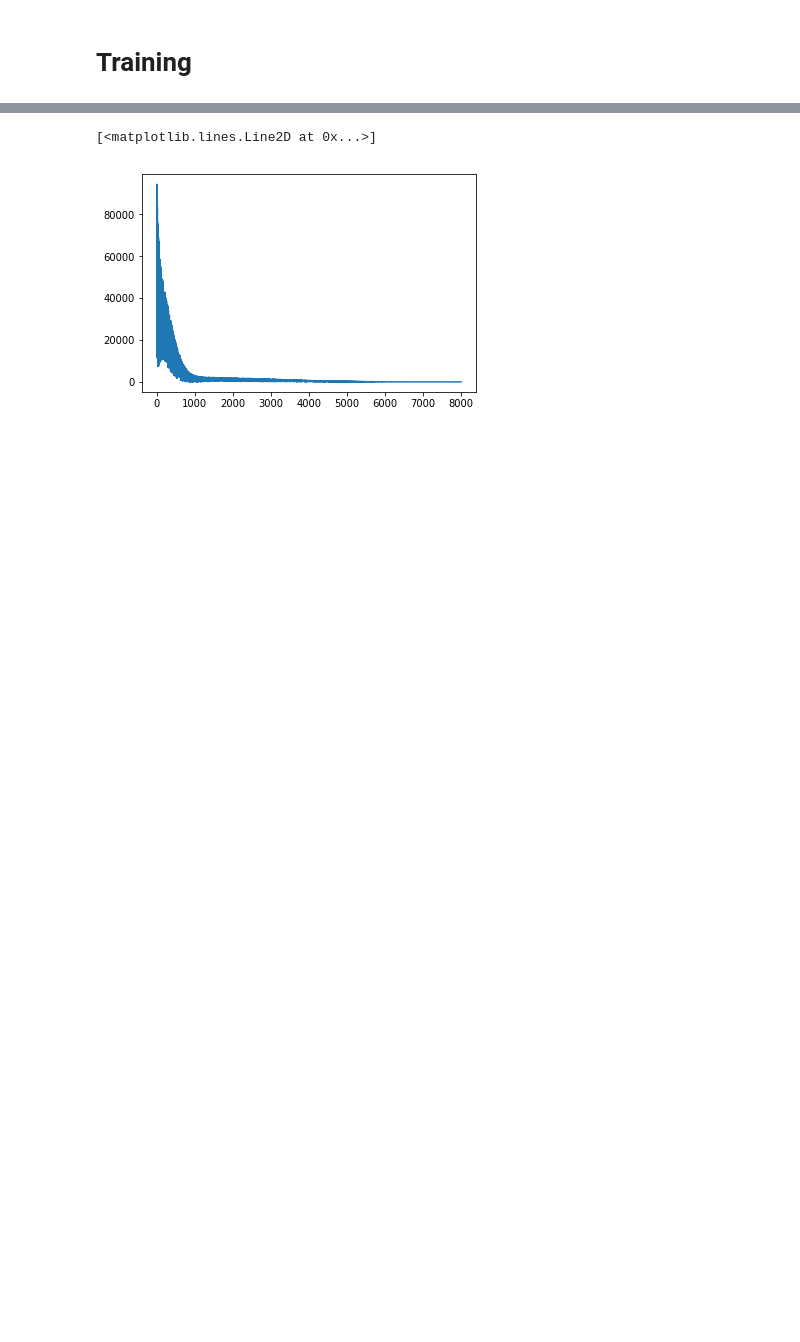
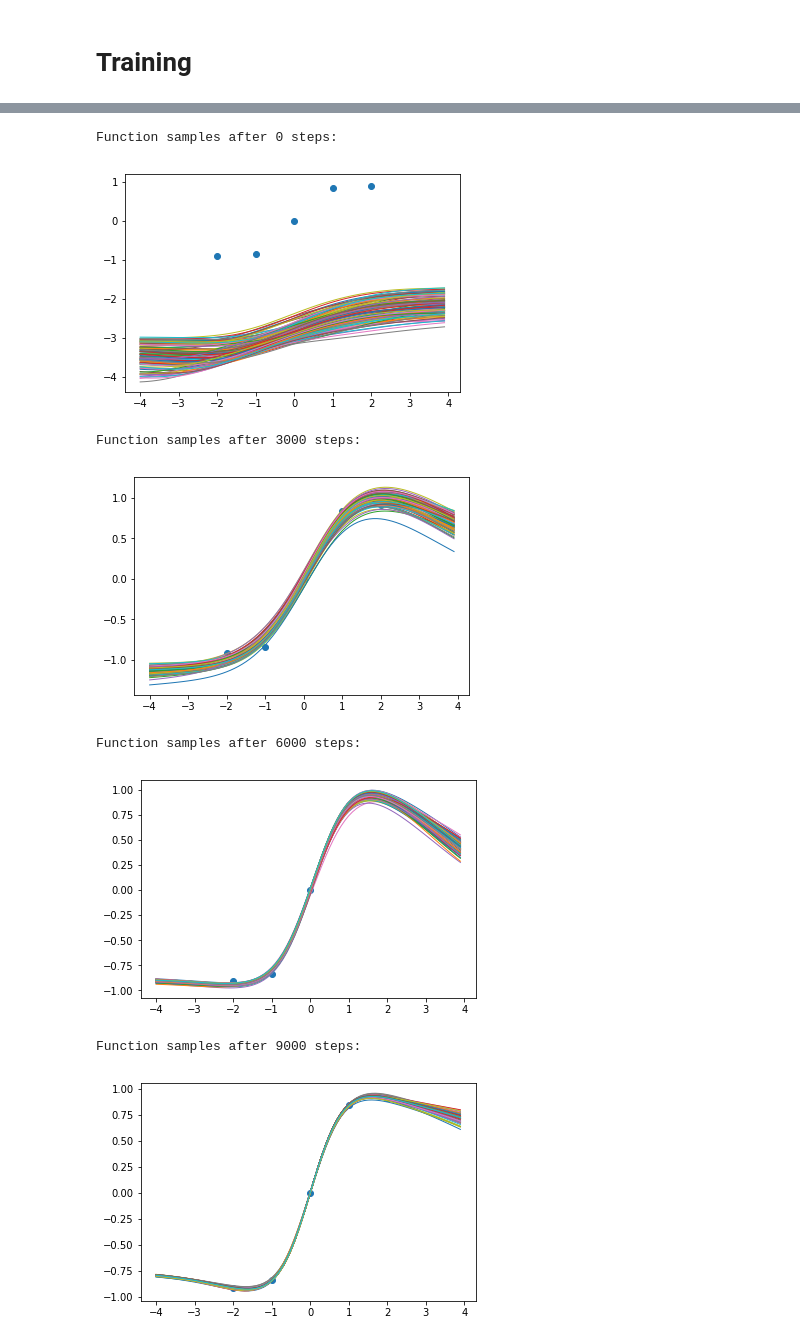
Before and after one commit to chrisorm/Machine-Learning, a Jupyter notebook: Neural GP.ipynb, the cells around one changed output, grey strips where cells are left out. Saved outputs shown, nothing was run; the diff lists cells and outputs as text; code cells hidden in the pictures; blank space fills up the shorter version.

```diff
--- a/Neural GP.ipynb
+++ b/Neural GP.ipynb
@@ -7,7 +54,7 @@ import matplotlib.pyplot as plt
 class REncoder(torch.nn.Module):
     """Encodes inputs of the form (x_i,y_i) into representations, r_i."""
 
-    def __init__(self, in_dim, out_dim):
+    def __init__(self, in_dim, out_dim, init_func = torch.nn.init.normal_):
         super(REncoder, self).__init__()
         self.l1_size = 8
 
@@ -16,19 +63,27 @@ class REncoder(torch.nn.Module):
 
         self.a = torch.nn.ReLU()
 
+        if init_func is not None:
+            init_func(self.l1.weight)
+            init_func(self.l2.weight)
+
     def forward(self, inputs):
         return self.l2(self.a(self.l1(inputs)))
 
 class ZEncoder(torch.nn.Module):
     """Takes an r representation and produces the mean & standard deviation of the
     normally distributed function encoding, z."""
-    def __init__(self, in_dim, out_dim):
+    def __init__(self, in_dim, out_dim, init_func=torch.nn.init.normal_):
         super(ZEncoder, self).__init__()
         self.m1_size = out_dim
         self.std1_size = out_dim
 
         self.m1 = torch.nn.Linear(in_dim, self.m1_size)
         self.std1 = torch.nn.Linear(in_dim, self.m1_size)
+
+        if init_func is not None:
+            init_func(self.m1.weight)
+            init_func(self.std1.weight)
 
     def forward(self, inputs):
         softplus = torch.nn.Softplus()
@@ -38,7 +93,7 @@ class Decoder(torch.nn.Module):
     """
     Takes the x star points, along with a 'function encoding', z, and makes predictions.
     """
-    def __init__(self, in_dim, out_dim):
+    def __init__(self, in_dim, out_dim, init_func=torch.nn.init.normal_):
         super(Decoder, self).__init__()
         self.l1_size = 8
         self.l2_size = 8
@@ -46,6 +101,9 @@ class Decoder(torch.nn.Module):
         self.l1 = torch.nn.Linear(in_dim, self.l1_size)
         self.l2 = torch.nn.Linear(self.l1_size, out_dim)
 
+        if init_func is not None:
+            init_func(self.l1.weight)
+            init_func(self.l2.weight)
 
         self.a = torch.nn.Sigmoid()
 
@@ -75,7 +133,7 @@ r_dim = 2
 z_dim = 2
 x_dim = 1
 y_dim = 1
-n_z_samples = 100 #number of samples for Monte Carlo expecation of log likelihood
+n_z_samples = 10 #number of samples for Monte Carlo expecation of log likelihood
 repr_encoder = REncoder(x_dim+y_dim, r_dim) # (x,y)->r
 z_encoder = ZEncoder(r_dim, z_dim) # r-> mu, std
 decoder = Decoder(x_dim+z_dim, y_dim) # (x*, z) -> y*
@@ -166,5 +221,11 @@ Function samples after 6000 steps:
-# %%
-plt.plot(losses)
-# %% [output]
-[<matplotlib.lines.Line2D at 0x...>]
-[figure, removed]
+# %%
+train(9001);
+# %% [output]
+Function samples after 0 steps:
+[figure, added]
+Function samples after 3000 steps:
+[figure, added]
+Function samples after 6000 steps:
+[figure, added]
+Function samples after 9000 steps:
+[figure, added]
```
Also changed, not shown: parts of 24 cells of this notebook, 2 other files.
